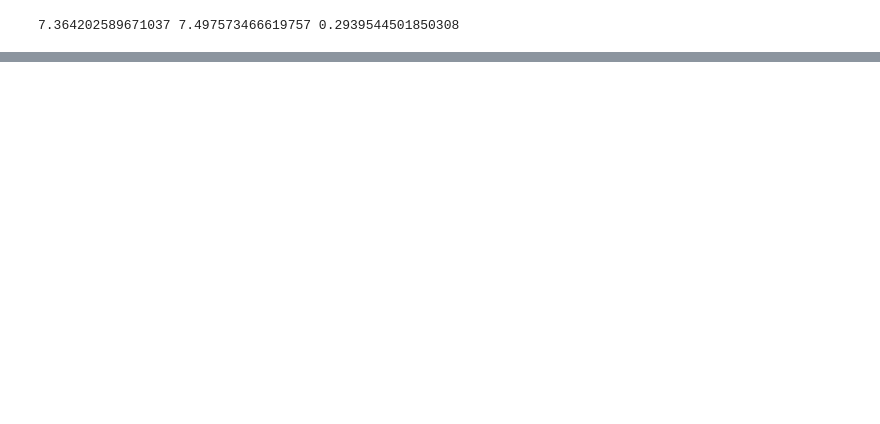
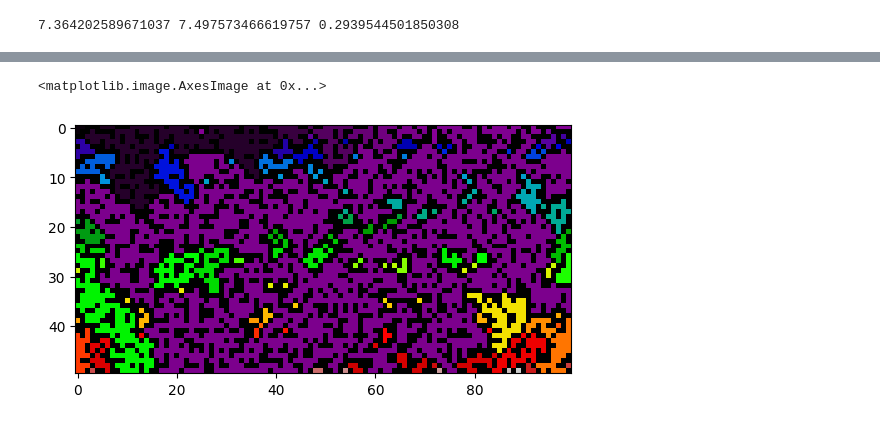
Before and after one commit to gzy5jd/AdvancedLab, a Jupyter notebook: Lab1_ThinFilm.ipynb, the cells around one changed output, grey strips where cells are left out. Drawn from its saved outputs; the diff is of its cells as text; code cells hidden in the pictures; blank space fills up the shorter version.

Commit message:
Percolation model

```diff
--- a/Lab1_ThinFilm.ipynb
+++ b/Lab1_ThinFilm.ipynb
@@ -37,0 +41,17 @@ print(*popt)
+# %%
+# Simple percolation model - testing
+w=50
+l=100
+film = np.zeros(shape=(w,l))
+while np.sum(film) / film.size < 0.6:
+    x = np.random.randint(0,w)
+    y = np.random.randint(0,l)
+    film[x,y] = 1
+
+plt.imshow(film, cmap='gray')
+plt.show()
+
+from scipy.ndimage import label
+import scipy.stats as stats
+labeled_array, num_features = label(film)
+plt.imshow(labeled_array, cmap='nipy_spectral')
@@ -37,0 +111,5 @@ print(*popt)
+# %%
+plt.imshow(labeled_array, cmap='nipy_spectral')
+# %% [output]
+<matplotlib.image.AxesImage at 0x...>
+[figure, added]
```
Also changed, not shown: parts of 6 cells of this notebook.
